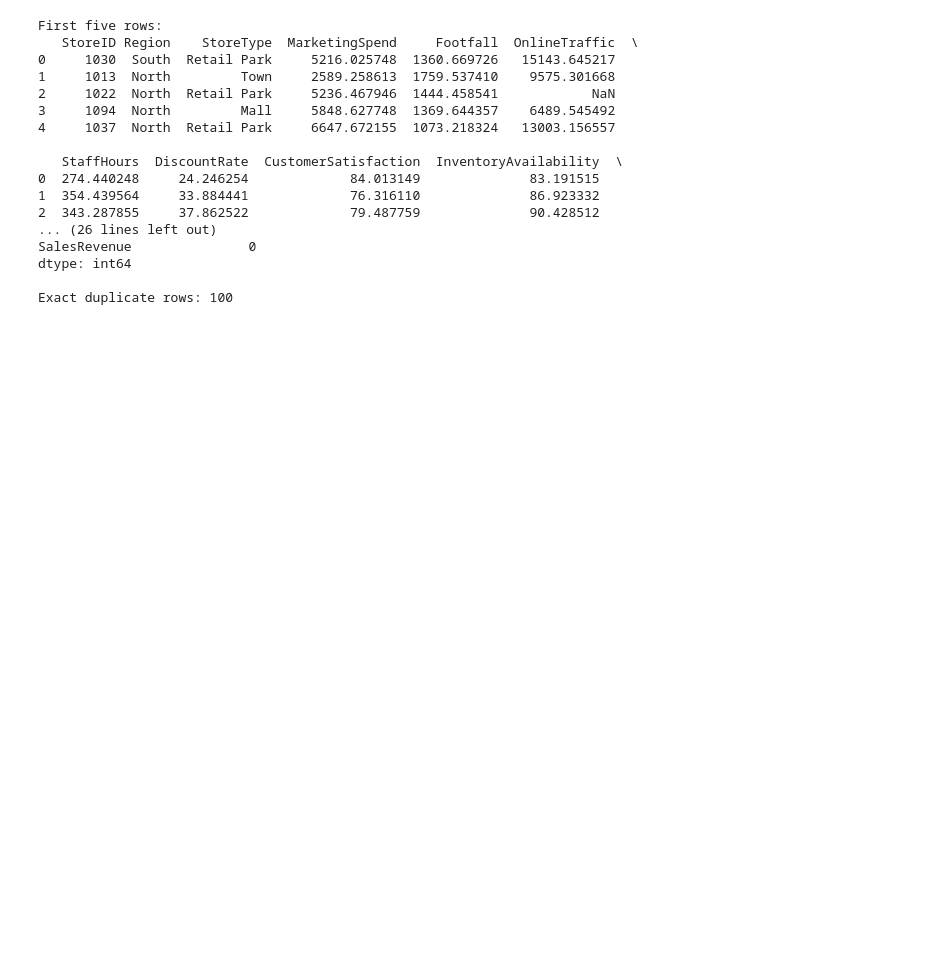
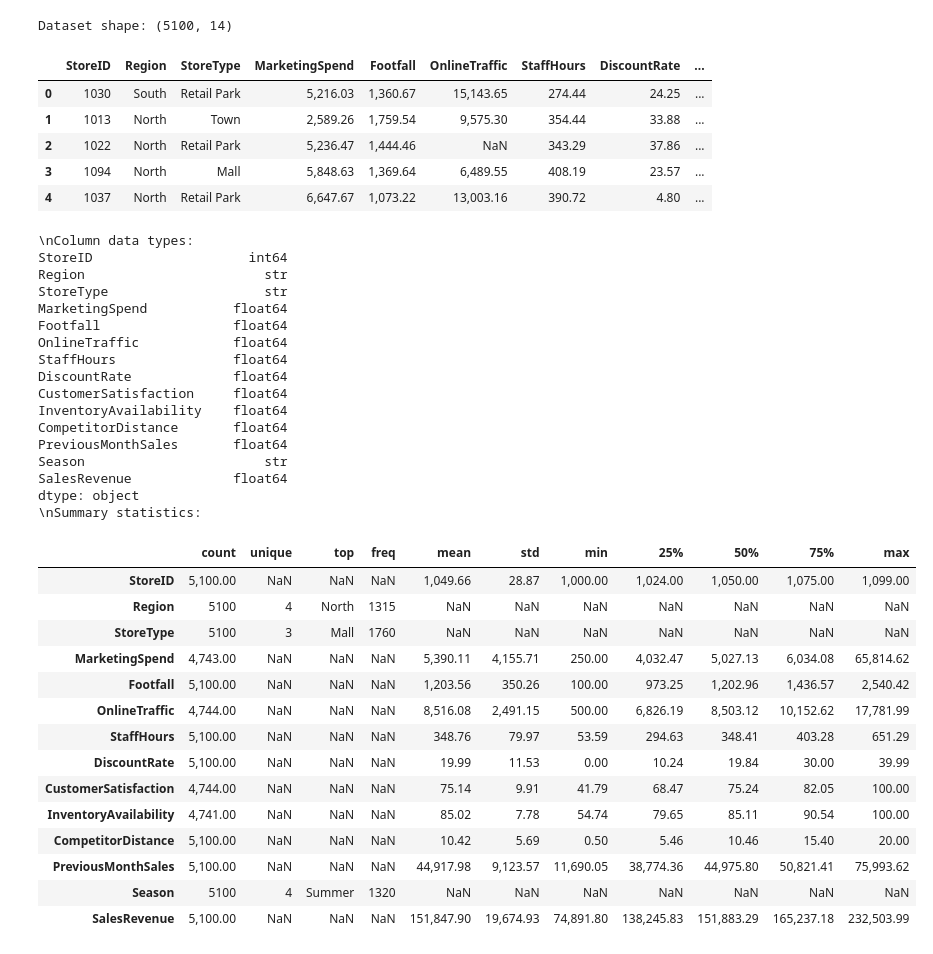
Before and after one commit to N00230920/Reseach-Analytics-CA1, a Jupyter notebook: Tasks/Task1.ipynb, the cells around one changed output. Saved outputs shown, nothing was run; the diff lists cells and outputs as text; code cells hidden in the pictures; blank space fills up the shorter version.

```diff
--- a/Tasks/Task1.ipynb
+++ b/Tasks/Task1.ipynb
@@ -7,38 +7,70 @@
 # %%
 # Import necessary libraries
 import pandas as pd
+import numpy as np
 import matplotlib.pyplot as plt
+
+# Tools for preparing data and building/testing prediction models
 from sklearn.model_selection import train_test_split
+from sklearn.compose import ColumnTransformer
+from sklearn.preprocessing import OneHotEncoder, StandardScaler
+from sklearn.pipeline import Pipeline
+from sklearn.impute import SimpleImputer
 from sklearn.linear_model import LinearRegression
 from sklearn.ensemble import RandomForestRegressor
 from sklearn.metrics import mean_absolute_error, mean_squared_error, r2_score
 
 # 1. Load the retail data
 df = pd.read_csv("../Data/Retail_regions.csv")
 
+# Make numbers easier to read
+pd.set_option("display.float_format", lambda x: f"{x:,.2f}")
+
 # 2. Inspect the data and check its quality
-print("First five rows:")
-print(df.head())
-print("\nDataset size:", df.shape)
-print("\nMissing values per column:")
-print(df.isnull().sum())
-print("\nExact duplicate rows:", df.duplicated().sum())
+print("Dataset shape:", df.shape)
+display(df.head().round(2))
+print("\\nColumn data types:")
+print(df.dtypes)
+print("\\nSummary statistics:")
+display(df.describe(include="all").T)
 # %% [output]
-First five rows:
-   StoreID Region    StoreType  MarketingSpend     Footfall  OnlineTraffic  \
-0     1030  South  Retail Park     5216.025748  1360.669726   15143.645217
-1     1013  North         Town     2589.258613  1759.537410    9575.301668
-2     1022  North  Retail Park     5236.467946  1444.458541            NaN
-3     1094  North         Mall     5848.627748  1369.644357    6489.545492
-4     1037  North  Retail Park     6647.672155  1073.218324   13003.156557
-
-   StaffHours  DiscountRate  CustomerSatisfaction  InventoryAvailability  \
-0  274.440248     24.246254             84.013149              83.191515
-1  354.439564     33.884441             76.316110              86.923332
-2  343.287855     37.862522             79.487759              90.428512
-... (26 lines left out)
-SalesRevenue               0
-dtype: int64
-
-Exact duplicate rows: 100
+Dataset shape: (5100, 14)
+|  | StoreID | Region | StoreType | MarketingSpend | Footfall | OnlineTraffic | StaffHours | DiscountRate | ... |
+| 0 | 1030 | South | Retail Park | 5,216.03 | 1,360.67 | 15,143.65 | 274.44 | 24.25 | ... |
+| 1 | 1013 | North | Town | 2,589.26 | 1,759.54 | 9,575.30 | 354.44 | 33.88 | ... |
+| 2 | 1022 | North | Retail Park | 5,236.47 | 1,444.46 | NaN | 343.29 | 37.86 | ... |
+| 3 | 1094 | North | Mall | 5,848.63 | 1,369.64 | 6,489.55 | 408.19 | 23.57 | ... |
+| 4 | 1037 | North | Retail Park | 6,647.67 | 1,073.22 | 13,003.16 | 390.72 | 4.80 | ... |
+\nColumn data types:
+StoreID                    int64
+Region                       str
+StoreType                    str
+MarketingSpend           float64
+Footfall                 float64
+OnlineTraffic            float64
+StaffHours               float64
+DiscountRate             float64
+CustomerSatisfaction     float64
+InventoryAvailability    float64
+CompetitorDistance       float64
+PreviousMonthSales       float64
+Season                       str
+SalesRevenue             float64
+dtype: object
+\nSummary statistics:
+|  | count | unique | top | freq | mean | std | min | 25% | 50% | 75% | max |
+| StoreID | 5,100.00 | NaN | NaN | NaN | 1,049.66 | 28.87 | 1,000.00 | 1,024.00 | 1,050.00 | 1,075.00 | 1,099.00 |
+| Region | 5100 | 4 | North | 1315 | NaN | NaN | NaN | NaN | NaN | NaN | NaN |
+| StoreType | 5100 | 3 | Mall | 1760 | NaN | NaN | NaN | NaN | NaN | NaN | NaN |
+| MarketingSpend | 4,743.00 | NaN | NaN | NaN | 5,390.11 | 4,155.71 | 250.00 | 4,032.47 | 5,027.13 | 6,034.08 | 65,814.62 |
+| Footfall | 5,100.00 | NaN | NaN | NaN | 1,203.56 | 350.26 | 100.00 | 973.25 | 1,202.96 | 1,436.57 | 2,540.42 |
+| OnlineTraffic | 4,744.00 | NaN | NaN | NaN | 8,516.08 | 2,491.15 | 500.00 | 6,826.19 | 8,503.12 | 10,152.62 | 17,781.99 |
+| StaffHours | 5,100.00 | NaN | NaN | NaN | 348.76 | 79.97 | 53.59 | 294.63 | 348.41 | 403.28 | 651.29 |
+| DiscountRate | 5,100.00 | NaN | NaN | NaN | 19.99 | 11.53 | 0.00 | 10.24 | 19.84 | 30.00 | 39.99 |
+| CustomerSatisfaction | 4,744.00 | NaN | NaN | NaN | 75.14 | 9.91 | 41.79 | 68.47 | 75.24 | 82.05 | 100.00 |
+| InventoryAvailability | 4,741.00 | NaN | NaN | NaN | 85.02 | 7.78 | 54.74 | 79.65 | 85.11 | 90.54 | 100.00 |
+| CompetitorDistance | 5,100.00 | NaN | NaN | NaN | 10.42 | 5.69 | 0.50 | 5.46 | 10.46 | 15.40 | 20.00 |
+| PreviousMonthSales | 5,100.00 | NaN | NaN | NaN | 44,917.98 | 9,123.57 | 11,690.05 | 38,774.36 | 44,975.80 | 50,821.41 | 75,993.62 |
+| Season | 5100 | 4 | Summer | 1320 | NaN | NaN | NaN | NaN | NaN | NaN | NaN |
+| SalesRevenue | 5,100.00 | NaN | NaN | NaN | 151,847.90 | 19,674.93 | 74,891.80 | 138,245.83 | 151,883.29 | 165,237.18 | 232,503.99 |
 # %%
```
Also changed, not shown: parts of 17 cells of this notebook, 1 other file.
